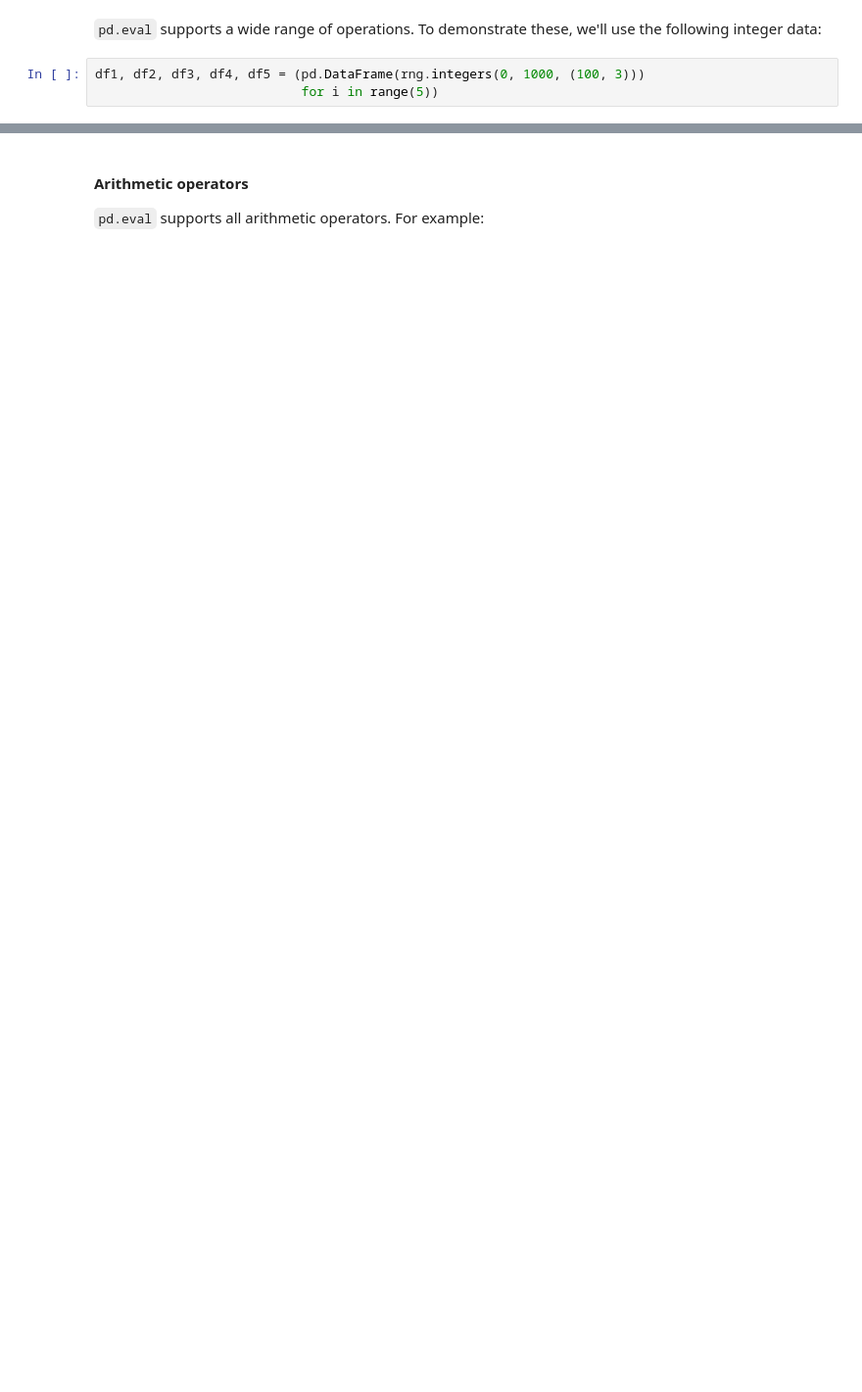
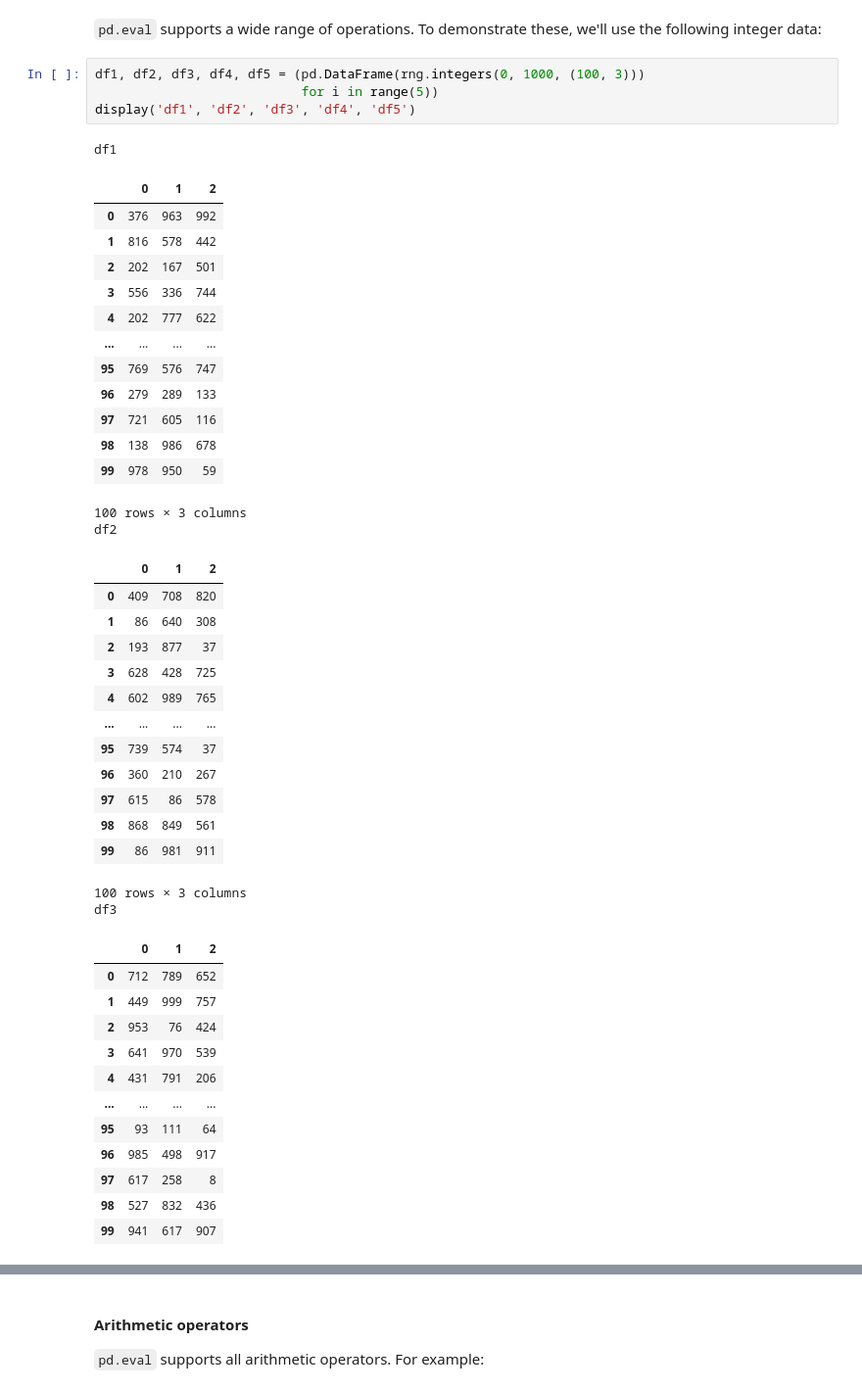
Before and after one commit to technologyhamed/Pandas, a Jupyter notebook: 03_12_Performance_Eval_and_Query.ipynb, the cells around one changed output, grey strips where cells are left out. Shown at 98% size. Saved outputs shown, nothing was run; the diff lists cells and outputs as text; blank space fills up the shorter version.

```diff
--- a/03_12_Performance_Eval_and_Query.ipynb
+++ b/03_12_Performance_Eval_and_Query.ipynb
@@ -88,3 +153,46 @@ To demonstrate these, we'll use the following integer data:
 # %%
 df1, df2, df3, df4, df5 = (pd.DataFrame(rng.integers(0, 1000, (100, 3)))
                            for i in range(5))
+display('df1', 'df2', 'df3', 'df4', 'df5')
+# %% [output]
+df1
+|  | 0 | 1 | 2 |
+| 0 | 376 | 963 | 992 |
+| 1 | 816 | 578 | 442 |
+| 2 | 202 | 167 | 501 |
+| 3 | 556 | 336 | 744 |
+| 4 | 202 | 777 | 622 |
+| ... | ... | ... | ... |
+| 95 | 769 | 576 | 747 |
+| 96 | 279 | 289 | 133 |
+| 97 | 721 | 605 | 116 |
+| 98 | 138 | 986 | 678 |
+| 99 | 978 | 950 | 59 |
+100 rows × 3 columns
+df2
+|  | 0 | 1 | 2 |
+| 0 | 409 | 708 | 820 |
+| 1 | 86 | 640 | 308 |
+| 2 | 193 | 877 | 37 |
+| 3 | 628 | 428 | 725 |
+| 4 | 602 | 989 | 765 |
+| ... | ... | ... | ... |
+| 95 | 739 | 574 | 37 |
+| 96 | 360 | 210 | 267 |
+| 97 | 615 | 86 | 578 |
+| 98 | 868 | 849 | 561 |
+| 99 | 86 | 981 | 911 |
+100 rows × 3 columns
+df3
+|  | 0 | 1 | 2 |
+| 0 | 712 | 789 | 652 |
+| 1 | 449 | 999 | 757 |
+| 2 | 953 | 76 | 424 |
+| 3 | 641 | 970 | 539 |
+| 4 | 431 | 791 | 206 |
+| ... | ... | ... | ... |
+| 95 | 93 | 111 | 64 |
+| 96 | 985 | 498 | 917 |
+| 97 | 617 | 258 | 8 |
+| 98 | 527 | 832 | 436 |
+| 99 | 941 | 617 | 907 |
```
Also changed, not shown: parts of 18 cells of this notebook.
